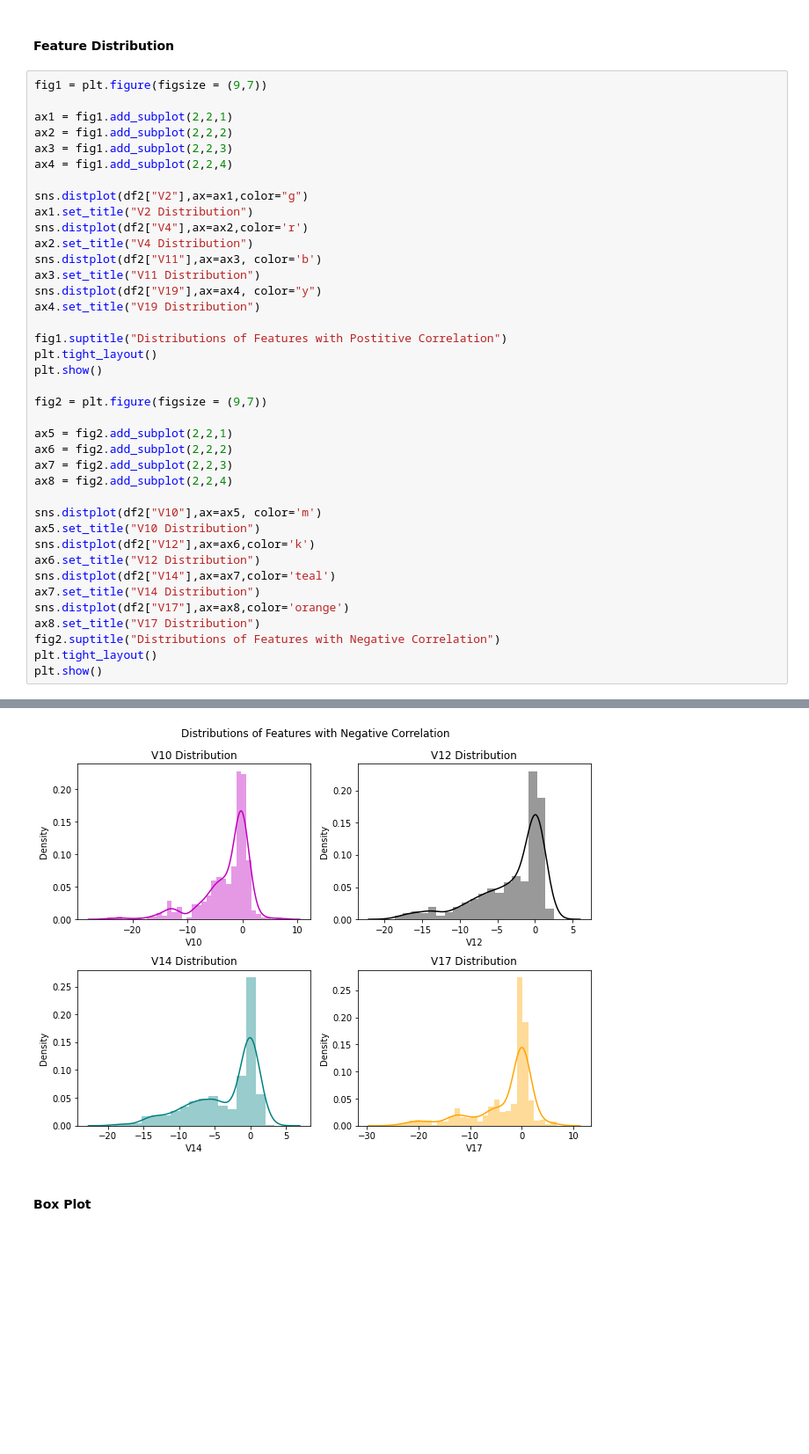
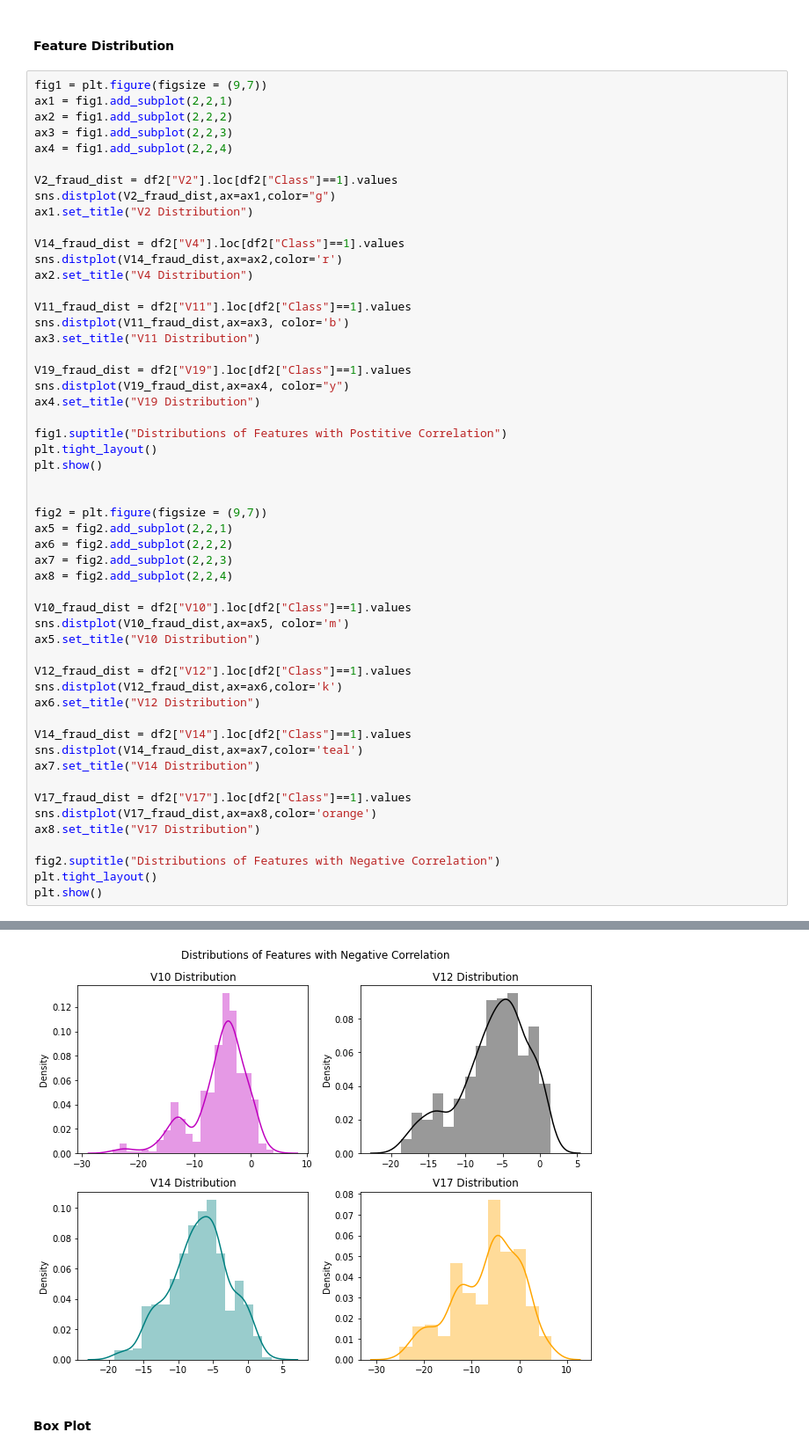
Before and after one commit to fookaixiong/Credit-Card-Fraud-Project, a Jupyter notebook: credit-card-fraud-detection.ipynb, the cells around one changed output, grey strips where cells are left out. Shown at 88% size. Cells and saved outputs as stored; diff of their text form; blank space fills up the shorter version.

Commit message:
Kaggle Notebook | Credit Card Fraud Detection | Version 12

```diff
--- a/credit-card-fraud-detection.ipynb
+++ b/credit-card-fraud-detection.ipynb
@@ -238,40 +240,54 @@ To understand the distribution of these features, will do a feature distribution
 #### **Feature Distribution**
 # %%
 fig1 = plt.figure(figsize = (9,7))
-
 ax1 = fig1.add_subplot(2,2,1)
 ax2 = fig1.add_subplot(2,2,2)
 ax3 = fig1.add_subplot(2,2,3)
 ax4 = fig1.add_subplot(2,2,4)
 
-sns.distplot(df2["V2"],ax=ax1,color="g")
+V2_fraud_dist = df2["V2"].loc[df2["Class"]==1].values
+sns.distplot(V2_fraud_dist,ax=ax1,color="g")
 ax1.set_title("V2 Distribution")
-sns.distplot(df2["V4"],ax=ax2,color='r')
+
+V14_fraud_dist = df2["V4"].loc[df2["Class"]==1].values
+sns.distplot(V14_fraud_dist,ax=ax2,color='r')
 ax2.set_title("V4 Distribution")
-sns.distplot(df2["V11"],ax=ax3, color='b')
+
+V11_fraud_dist = df2["V11"].loc[df2["Class"]==1].values
+sns.distplot(V11_fraud_dist,ax=ax3, color='b')
 ax3.set_title("V11 Distribution")
-sns.distplot(df2["V19"],ax=ax4, color="y")
+
+V19_fraud_dist = df2["V19"].loc[df2["Class"]==1].values
+sns.distplot(V19_fraud_dist,ax=ax4, color="y")
 ax4.set_title("V19 Distribution")
 
 fig1.suptitle("Distributions of Features with Postitive Correlation")
 plt.tight_layout()
 plt.show()
 
+
 fig2 = plt.figure(figsize = (9,7))
-
 ax5 = fig2.add_subplot(2,2,1)
 ax6 = fig2.add_subplot(2,2,2)
 ax7 = fig2.add_subplot(2,2,3)
 ax8 = fig2.add_subplot(2,2,4)
 
-sns.distplot(df2["V10"],ax=ax5, color='m')
+V10_fraud_dist = df2["V10"].loc[df2["Class"]==1].values
+sns.distplot(V10_fraud_dist,ax=ax5, color='m')
 ax5.set_title("V10 Distribution")
-sns.distplot(df2["V12"],ax=ax6,color='k')
+
+V12_fraud_dist = df2["V12"].loc[df2["Class"]==1].values
+sns.distplot(V12_fraud_dist,ax=ax6,color='k')
 ax6.set_title("V12 Distribution")
-sns.distplot(df2["V14"],ax=ax7,color='teal')
+
+V14_fraud_dist = df2["V14"].loc[df2["Class"]==1].values
+sns.distplot(V14_fraud_dist,ax=ax7,color='teal')
 ax7.set_title("V14 Distribution")
-sns.distplot(df2["V17"],ax=ax8,color='orange')
+
+V17_fraud_dist = df2["V17"].loc[df2["Class"]==1].values
+sns.distplot(V17_fraud_dist,ax=ax8,color='orange')
 ax8.set_title("V17 Distribution")
+
 fig2.suptitle("Distributions of Features with Negative Correlation")
 plt.tight_layout()
 plt.show()
@@ -280,4 +296,4 @@ plt.show()
-[figure, old version]
+[figure, new version]
 # %% [markdown]
 #### **Box Plot**
 # %%
```
Also changed, not shown: parts of 11 cells of this notebook.
